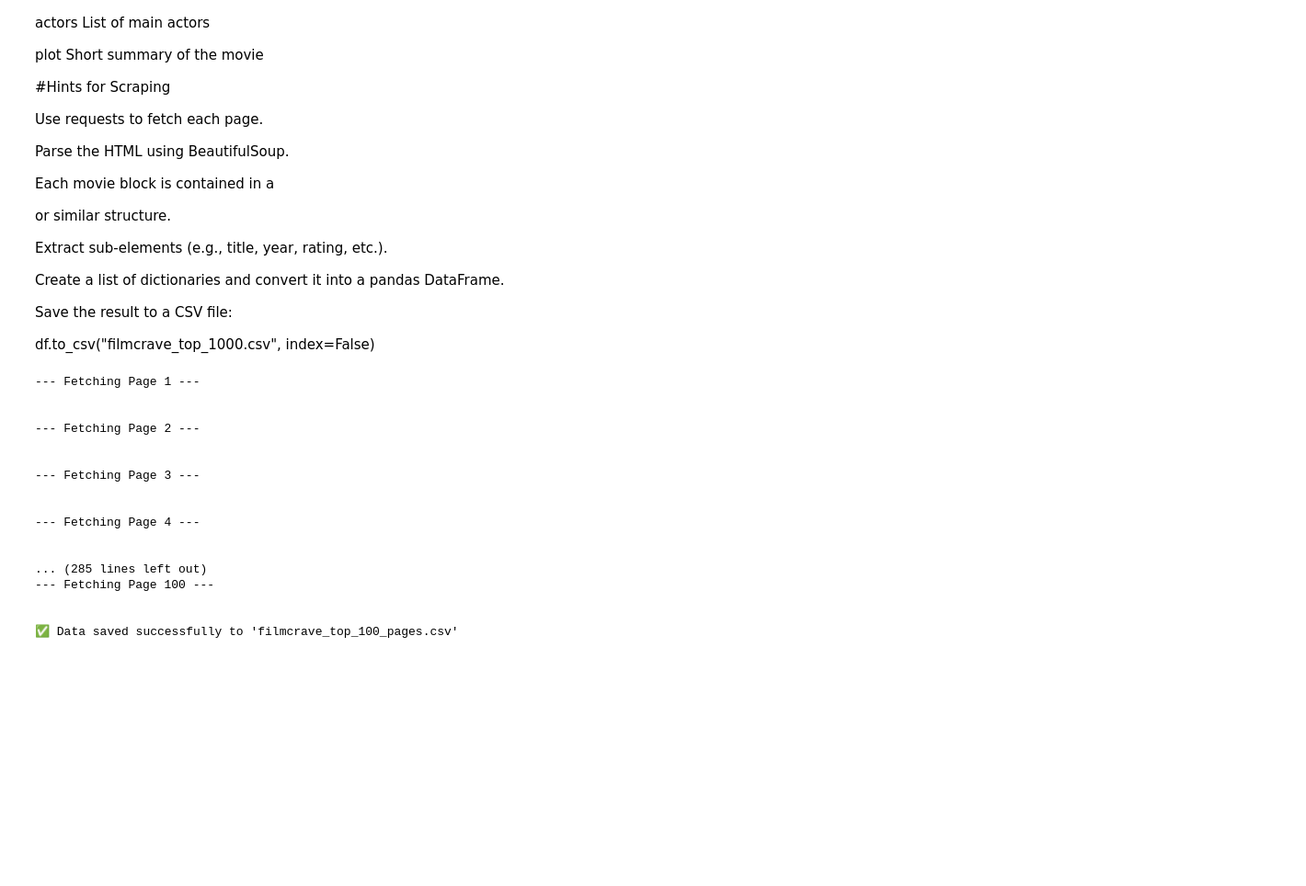
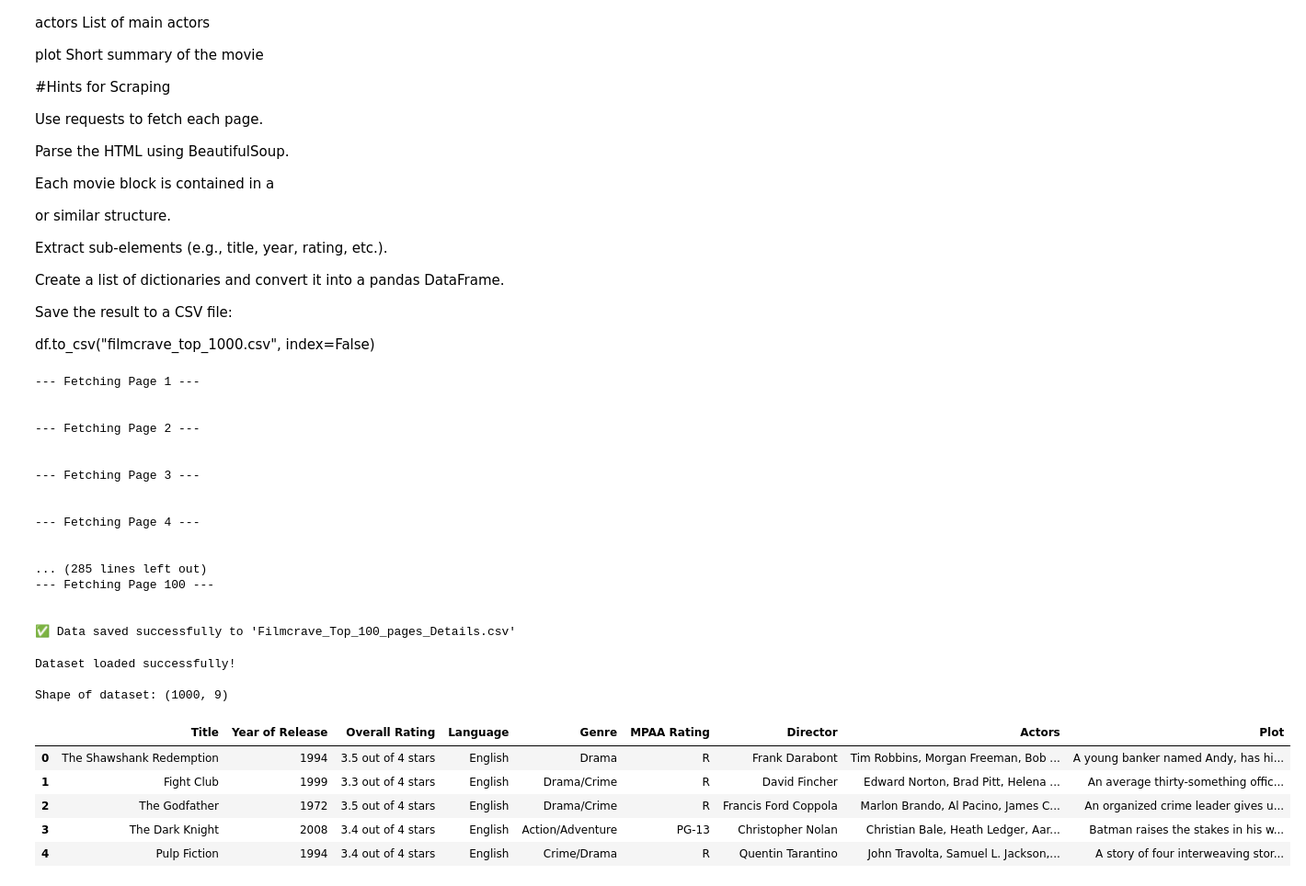
Before and after one commit to suryautharakumar/DAS7000_Data_Analytics_and_Visualisation, a Jupyter notebook: student_webscraping.ipynb, the cells around one changed output. Shown at 92% size. Drawn from its saved outputs; the diff is of its cells as text; code cells hidden in the pictures; blank space fills up the shorter version.

```diff
--- a/student_webscraping.ipynb
+++ b/student_webscraping.ipynb
@@ -58,7 +58,7 @@ all_movies = []
 
 for page in range(1, 101):
     url = f"{base_url}{page}"
-    print(f"\n--- Fetching Page {page} ---\n")
+    print(f"\n- Fetching Page {page} -\n")
 
     response = requests.get(url)
     if response.status_code != 200:
@@ -98,7 +98,7 @@ for page in range(1, 101):
 df = pd.DataFrame(all_movies)
 df.to_csv("filmcrave_top_100_pages.csv", index=False, encoding="utf-8-sig")  #saving as CSV
 
-print("\n✅ Data saved successfully to 'Filmcrave_Top_100_pages_Details.csv'")
+print("\n Data saved successfully to 'Filmcrave_Top_100_pages_Details.csv'")
 # %% [output]
 --- Fetching Page 1 ---
 
@@ -116,4 +116,25 @@ print("\n✅ Data saved successfully to 'Filmcrave_Top_100_pages_Details.csv'")
 --- Fetching Page 100 ---
 
 
-✅ Data saved successfully to 'filmcrave_top_100_pages.csv'
+✅ Data saved successfully to 'Filmcrave_Top_100_pages_Details.csv'
+# %%
+import pandas as pd
+
+
+df = pd.read_csv("filmcrave_top_100_pages.csv")
+
+print("Dataset loaded successfully!\n")
+print("Shape of dataset:", df.shape)
+# %% [output]
+Dataset loaded successfully!
+
+Shape of dataset: (1000, 9)
+# %%
+df.head()
+# %% [output]
+|  | Title | Year of Release | Overall Rating | Language | Genre | MPAA Rating | Director | Actors | Plot |
+| 0 | The Shawshank Redemption | 1994 | 3.5 out of 4 stars | English | Drama | R | Frank Darabont | Tim Robbins, Morgan Freeman, Bob ... | A young banker named Andy, has hi... |
+| 1 | Fight Club | 1999 | 3.3 out of 4 stars | English | Drama/Crime | R | David Fincher | Edward Norton, Brad Pitt, Helena ... | An average thirty-something offic... |
+| 2 | The Godfather | 1972 | 3.5 out of 4 stars | English | Drama/Crime | R | Francis Ford Coppola | Marlon Brando, Al Pacino, James C... | An organized crime leader gives u... |
+| 3 | The Dark Knight | 2008 | 3.4 out of 4 stars | English | Action/Adventure | PG-13 | Christopher Nolan | Christian Bale, Heath Ledger, Aar... | Batman raises the stakes in his w... |
+| 4 | Pulp Fiction | 1994 | 3.4 out of 4 stars | English | Crime/Drama | R | Quentin Tarantino | John Travolta, Samuel L. Jackson,... | A story of four interweaving stor... |
```
Also changed, not shown: parts of 2 cells of this notebook.
